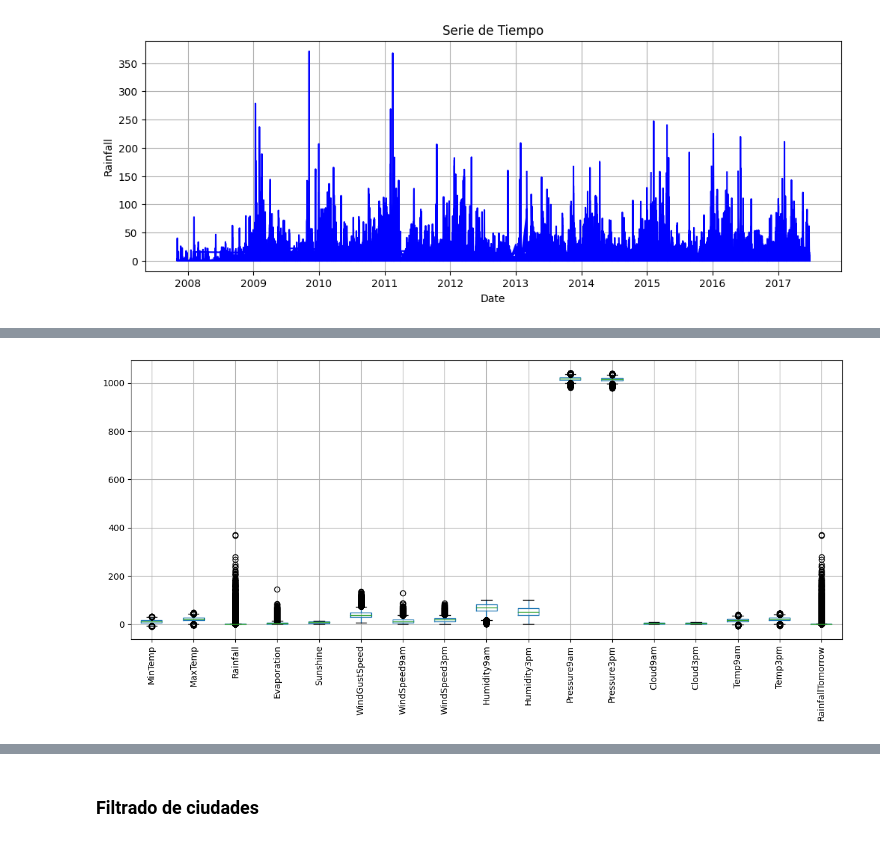
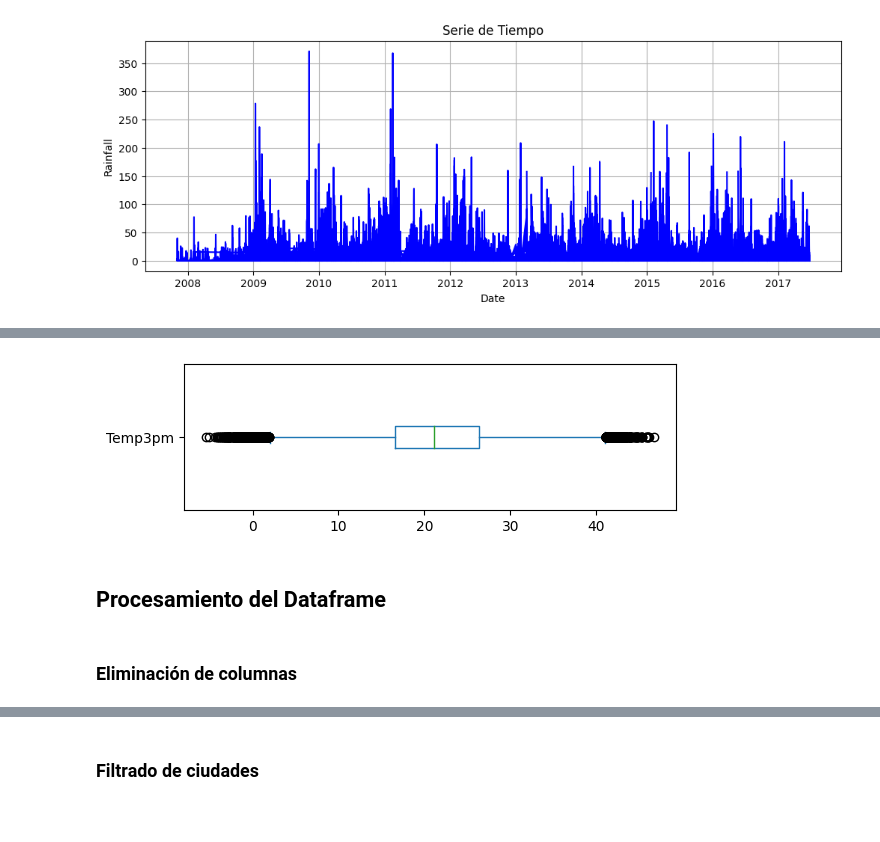
Before and after one commit to MiguelMussi/Apr_Aut_1_TP, a Jupyter notebook: TP-AA1.ipynb, the cells around one changed output, grey strips where cells are left out. Saved outputs shown, nothing was run; the diff lists cells and outputs as text; code cells hidden in the pictures; blank space fills up the shorter version.

```diff
--- a/TP-AA1.ipynb
+++ b/TP-AA1.ipynb
@@ -196,3 +221,17 @@ plt.show()
+# %%
+# Boxplot por atributo individual
+# Para ver de más cerca las columnas con menos rango
+target = 'Temp3pm'
+plt.figure(figsize=(6, 2))
+df_original[target].plot(kind='box', vert=False)
+plt.tight_layout()
+plt.show()
+# %% [output]
+[figure, added]
+# %% [markdown]
+## Procesamiento del Dataframe
+# %% [markdown]
+### Eliminación de columnas
 # %%
 # Eliminación de la primera columa (Unnamed)
 df_original = df_original.drop(['Unnamed: 0'], axis=1)
@@ -203,9 +240 @@ df_original.reset_index(inplace=True)
 df_original = df_original.drop(['Date'], axis=1)
-# %%
-# Boxplot de los atributos a modo exploratorio
-plt.figure(figsize=(12, 6))
-df_original.boxplot(rot=90)
-plt.tight_layout()  #para que las etiquetas no se superpongan
-plt.show()
-# %% [output]
-[figure, removed]
```
Also changed, not shown: parts of 199 cells of this notebook.
